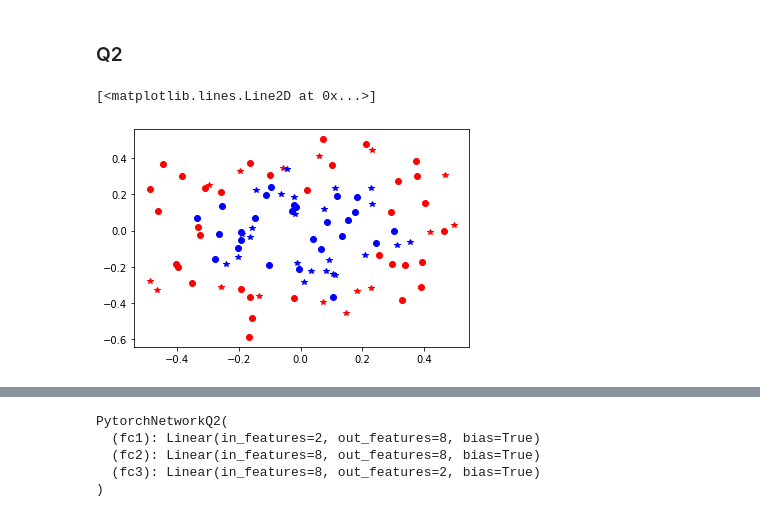
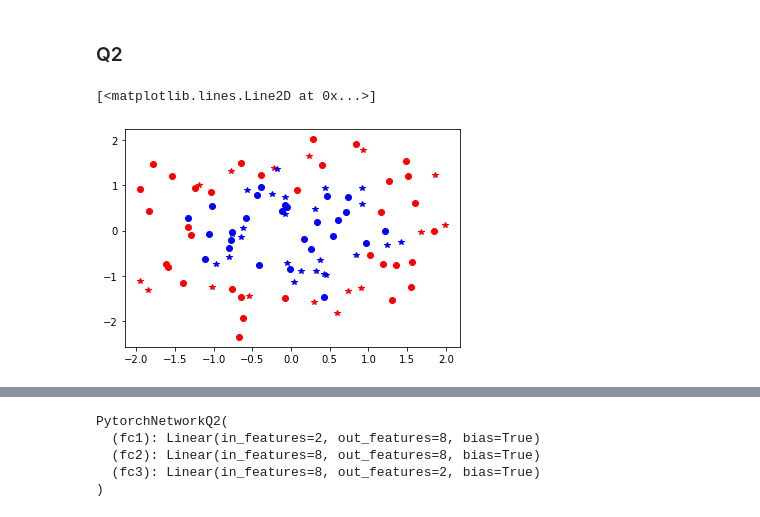
Before and after one commit to kardandon/CMPE597, a Jupyter notebook: HW1/HW1_notebook.ipynb, the cells around one changed output, grey strips where cells are left out. Drawn from its saved outputs; the diff is of its cells as text; code cells hidden in the pictures.

```diff
--- a/HW1/HW1_notebook.ipynb
+++ b/HW1/HW1_notebook.ipynb
@@ -195,35 +175,24 @@ TypeError: default_collate: batch must contain tensors, numpy arrays, numbers, d
 # %% [markdown]
 ### Q2
 # %%
-X_test = np.asarray(np.load("./Data/X_test.npy"), dtype=np.float32) / 4
-X_train = np.asarray(np.load("./Data/X_train.npy"), dtype=np.float32) / 4
+# Loading Dataset
+X_test = np.asarray(np.load("./Data/X_test.npy"), dtype=np.float32)
+X_train = np.asarray(np.load("./Data/X_train.npy"), dtype=np.float32)
 Y_test = np.asarray(np.load("./Data/Y_test.npy"))
 Y_train = np.asarray(np.load("./Data/Y_train.npy"))
-# Linearly seperable
-"""
-X_train = np.random.randn(200,2)
-X_train[0:100,:] *= 0.1
-X_train[0:100,:] -= 0.25
-X_train[100:200,:] *= 0.1
-X_train[100:200,:] += 0.25
-Y_train = np.ones(200, dtype=np.int32)
-Y_train[0:100] = 0
-X_test = X_train
-Y_test = Y_train
-"""
+
+# Find boundaries
 X_grid = np.zeros((10000,2), dtype=np.float32)
 
 for i in range(100):
-    X_grid[i*100:(i+1)*100, 0] = np.linspace(-0.5,0.5,100)
-    X_grid[i*100:(i+1)*100, 1] = -0.5 + i / 100
+    X_grid[i*100:(i+1)*100, 0] = np.linspace(-2,2,100)
+    X_grid[i*100:(i+1)*100, 1] = -2 + i / 25
 
-
-#train_set = np.array([[x,y] for x, y in zip(X_train, Y_train)])
-#test_set = np.array([[x,y] for x, y in zip(X_test, Y_test)])
+# Plot Data
 plt.plot(X_test[Y_test == 0, 0], X_test[Y_test == 0, 1], "*r")
 plt.plot(X_test[Y_test == 1, 0], X_test[Y_test == 1, 1], "*b")
 plt.plot(X_train[Y_train == 0, 0], X_train[Y_train == 0, 1], "or")
 plt.plot(X_train[Y_train == 1, 0], X_train[Y_train == 1, 1], "ob")
 # %% [output]
 [<matplotlib.lines.Line2D at 0x...>]
-[figure, old version]
+[figure, new version]
```
Also changed, not shown: parts of 17 cells of this notebook, 10 other files.
